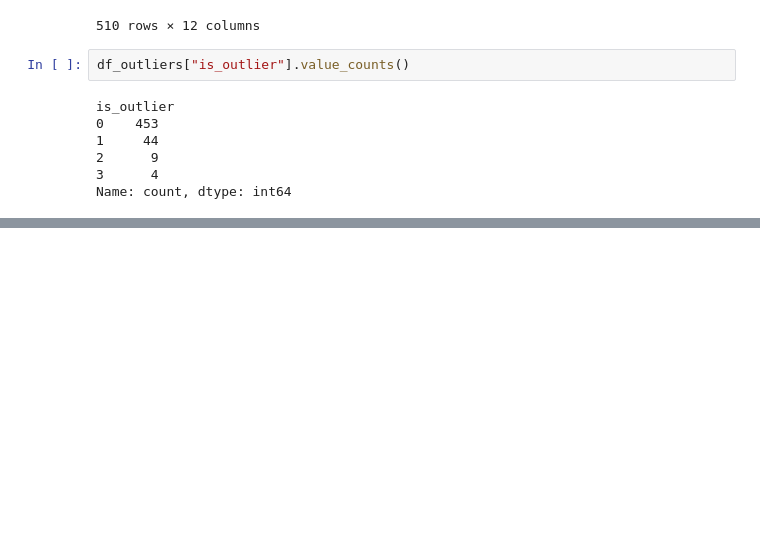
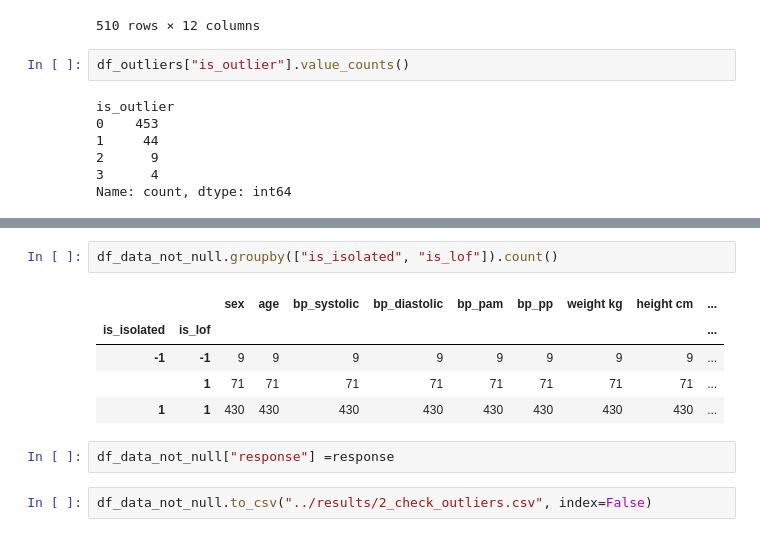
Before and after one commit to ProteinEngineering-PESB2/mat_ciencias_2024, a Jupyter notebook: src/2_check_outliers.ipynb, the cells around one changed output, grey strips where cells are left out. Drawn from its saved outputs; the diff is of its cells as text; blank space fills up the shorter version.

```diff
--- a/src/2_check_outliers.ipynb
+++ b/src/2_check_outliers.ipynb
@@ -258,0 +302,12 @@ Name: count, dtype: int64
+# %%
+df_data_not_null.groupby(["is_isolated", "is_lof"]).count()
+# %% [output]
+|  |  | sex | age | bp_systolic | bp_diastolic | bp_pam | bp_pp | weight kg | height cm | ... |
+| is_isolated | is_lof |  |  |  |  |  |  |  |  | ... |
+| -1 | -1 | 9 | 9 | 9 | 9 | 9 | 9 | 9 | 9 | ... |
+|  | 1 | 71 | 71 | 71 | 71 | 71 | 71 | 71 | 71 | ... |
+| 1 | 1 | 430 | 430 | 430 | 430 | 430 | 430 | 430 | 430 | ... |
+# %%
+df_data_not_null["response"] =response
+# %%
+df_data_not_null.to_csv("../results/2_check_outliers.csv", index=False)
```
Also changed, not shown: parts of 4 cells of this notebook, 7 other files.
